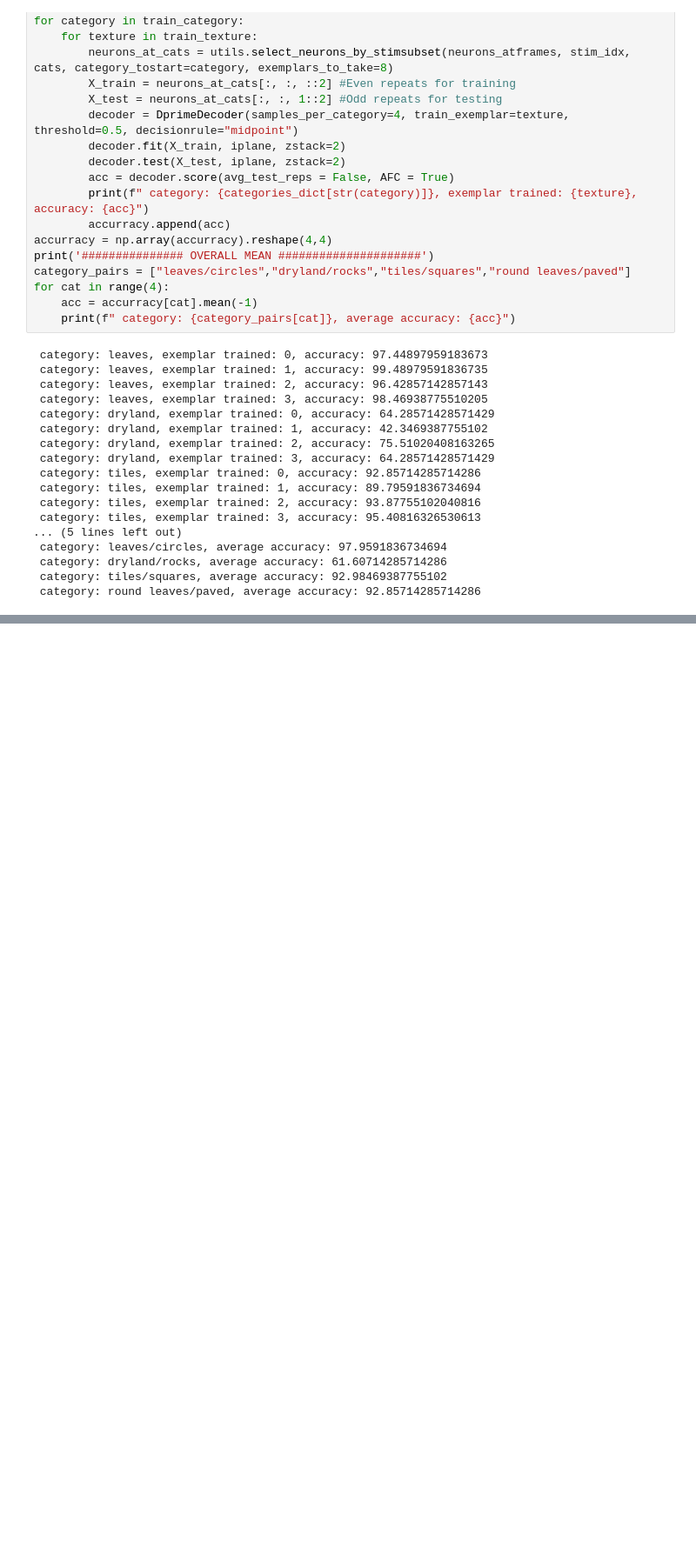
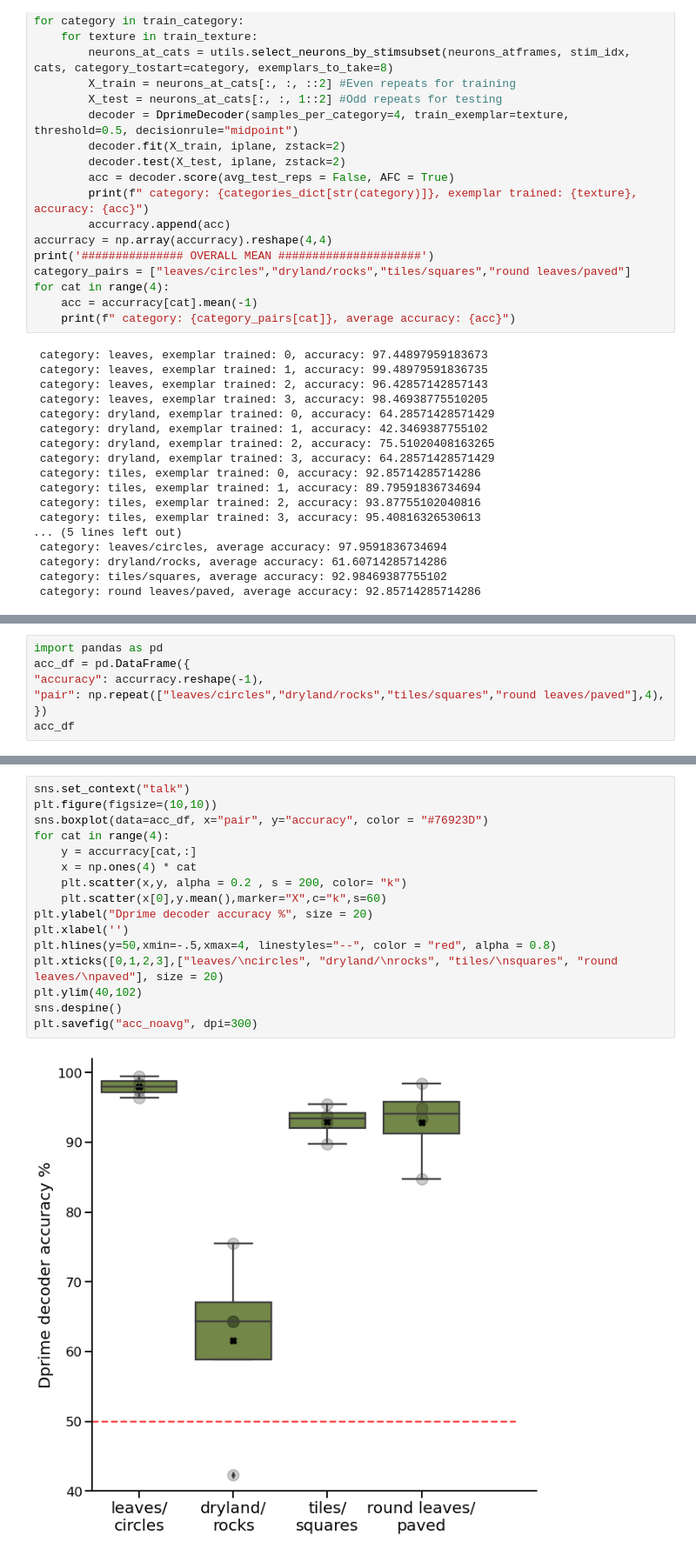
Before and after one commit to NunezKant/Dprime, a Jupyter notebook: PassiveStim/scripts/Dprime_decoder.ipynb, the cells around one changed output, grey strips where cells are left out. Shown at 87% size. Drawn from its saved outputs; the diff is of its cells as text; blank space fills up the shorter version.

```diff
--- a/PassiveStim/scripts/Dprime_decoder.ipynb
+++ b/PassiveStim/scripts/Dprime_decoder.ipynb
@@ -589,0 +592,7 @@ plt.savefig("acc_noavg", dpi=300)
+# %%
+import pandas as pd
+acc_df = pd.DataFrame({
+"accuracy": accurracy.reshape(-1),
+"pair": np.repeat(["leaves/circles","dryland/rocks","tiles/squares","round leaves/paved"],4),
+})
+acc_df
@@ -589,0 +637,18 @@ plt.savefig("acc_noavg", dpi=300)
+# %%
+sns.set_context("talk")
+plt.figure(figsize=(10,10))
+sns.boxplot(data=acc_df, x="pair", y="accuracy", color = "#76923D")
+for cat in range(4):
+    y = accurracy[cat,:]
+    x = np.ones(4) * cat
+    plt.scatter(x,y, alpha = 0.2 , s = 200, color= "k")
+    plt.scatter(x[0],y.mean(),marker="X",c="k",s=60)
+plt.ylabel("Dprime decoder accuracy %", size = 20)
+plt.xlabel('')
+plt.hlines(y=50,xmin=-.5,xmax=4, linestyles="--", color = "red", alpha = 0.8)
+plt.xticks([0,1,2,3],["leaves/\ncircles", "dryland/\nrocks", "tiles/\nsquares", "round leaves/\npaved"], size = 20)
+plt.ylim(40,102)
+sns.despine()
+plt.savefig("acc_noavg", dpi=300)
+# %% [output]
+[figure, added]
```
Also changed, not shown: parts of 12 cells of this notebook, 9 other files.
